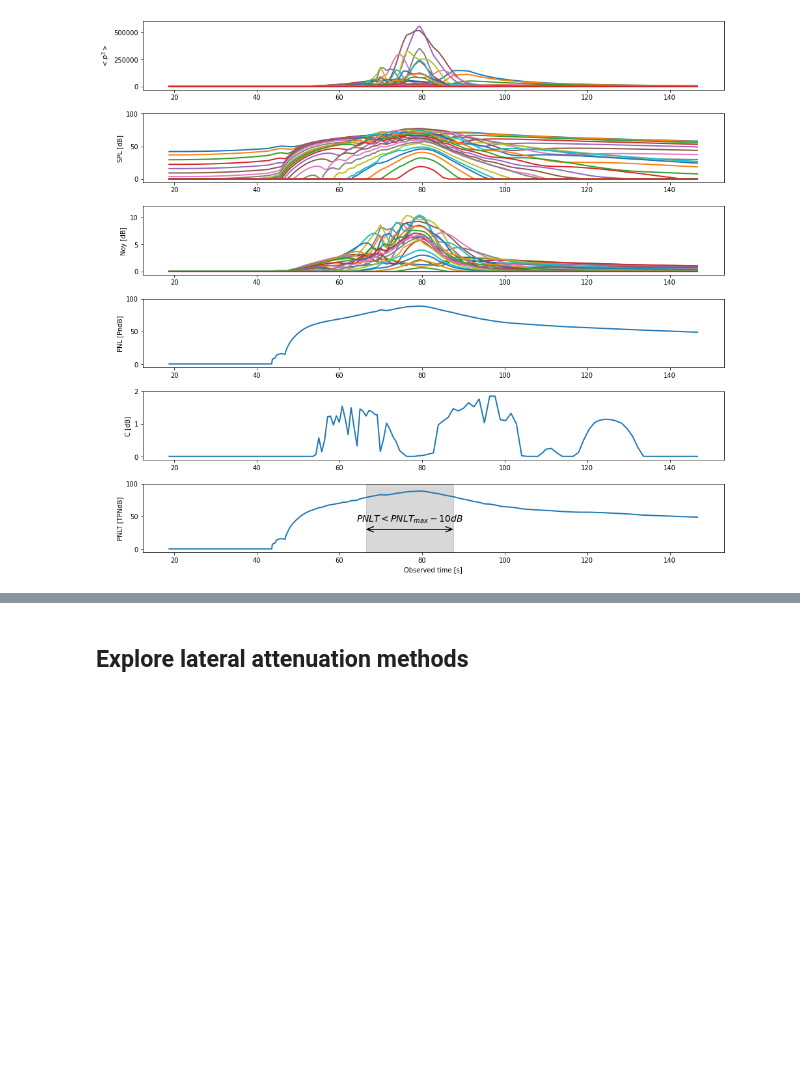
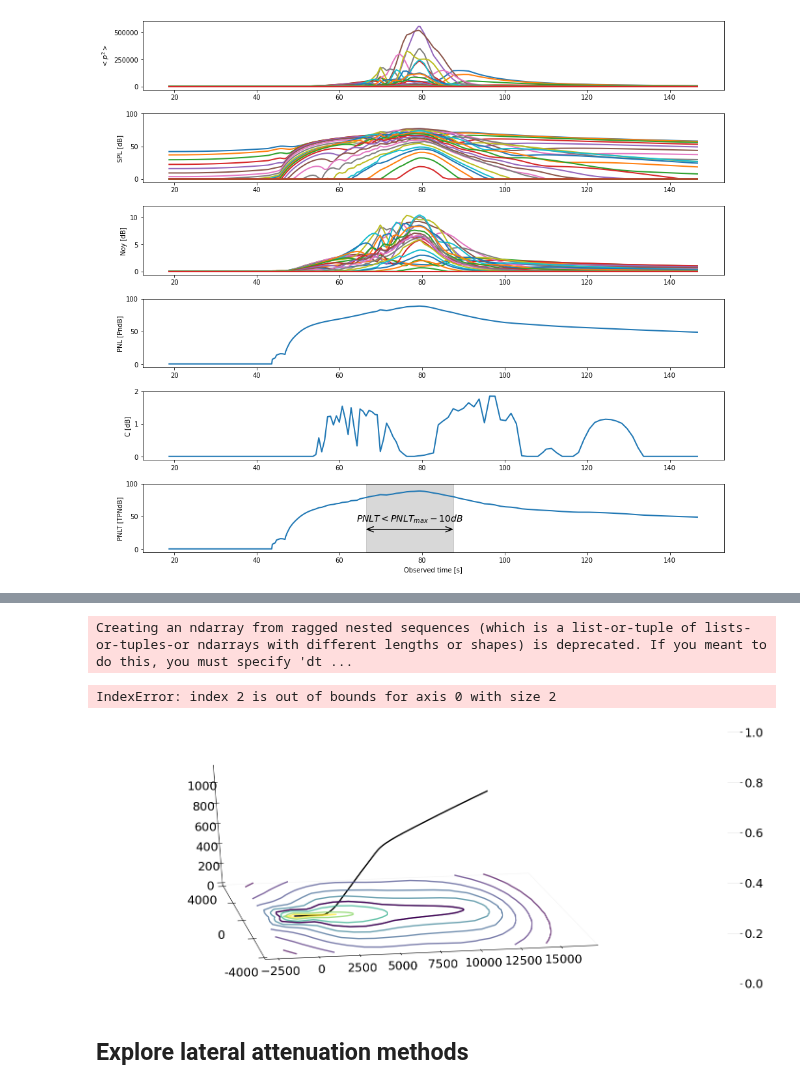
Before and after one commit to MIT-LAE/pyNA, a Jupyter notebook: pyNA/tutorials/Tutorial 1 - NASA STCA Standard - compute noise time series.ipynb, the cells around one changed output, grey strips where cells are left out. Cells and saved outputs as stored; diff of their text form; code cells hidden in the pictures; blank space fills up the shorter version.

```diff
--- a/pyNA/tutorials/Tutorial 1 - NASA STCA Standard - compute noise time series.ipynb
+++ b/pyNA/tutorials/Tutorial 1 - NASA STCA Standard - compute noise time series.ipynb
@@ -38,4 +38,8 @@ os.environ["pyna_language"] = 'python'
 from pyNA.pyna import pyna
+# %%
+# Load verification trajectory
+traj_nasa_std = pd.read_csv('../cases/nasa_stca_standard/trajectory/Trajectory_to.csv')
+engine_nasa_std = pd.read_csv('../cases/nasa_stca_standard/engine/Engine_to.csv')
 # %%
 # Load default pyna settings
 if True:
@@ -112,3 +127,40 @@ plt.subplots_adjust(hspace=0.35)
+# %%
+import matplotlib.pyplot as plt
+from mpl_toolkits.mplot3d import Axes3D
+fig = plt.figure(figsize=(20,7))
+ax = fig.add_subplot(111, projection='3d')
+
+ax.view_init(elev=30, azim=260)
+# ax.set_xlim([-3000, 15000])
+ax.set_ylim([-4000, 4000])
+ax.xaxis.pane.fill = False
+ax.yaxis.pane.fill = False
+ax.zaxis.pane.fill = False
+ax.set_yticks([-4000, -2000, 0, 2000, 4000])
+ax.set_yticklabels([-4000,None, 0, None,4000])
+# plt.set_ylim([-3900, 3900])
+ax.tick_params(axis='y', pad=15)
+# ax.set_zticks([])
+
+CS = plt.contour(py.noise.contour['X'], py.noise.contour['Y'], py.noise.contour['epnl'], zdir='z', offset=0, levels=[60, 65, 70, 75, 80, 85, 90, 100, 110], alpha=0.7)
+
+CS = plt.contour(py.noise.contour['X'], py.noise.contour['Y'], py.noise.contour['epnl'], zdir='z', offset=0, levels=[85], alpha=1)
+
+ax.plot(traj_nasa_std['X [m]'], traj_nasa_std['Y [m]'], traj_nasa_std['Z [m]'], color='k')
+
+
+
+# ax.get_zaxis().set_ticks([])
+# ax.get_zaxis().line.set_linewidth(0)
+ax.w_xaxis.set_pane_color((1.0, 1.0, 1.0, 1.0)) # Hide YZ Plane
+ax.w_yaxis.set_pane_color((1.0, 1.0, 1.0, 1.0)) # Hide XZ Plane
+ax.grid(False) # HIde All Gridlines
+
+plt.colorbar()
+# %% [output]
+Creating an ndarray from ragged nested sequences (which is a list-or-tuple of lists-or-tuples-or ndarrays with different lengths or shapes) is deprecated. If you meant to do this, you must specify 'dt ...
+IndexError: index 2 is out of bounds for axis 0 with size 2
+[figure, added]
 # %%
 # Load default pyna settings
 if False:
```
Also changed, not shown: parts of 4 cells of this notebook, 11 other files.
